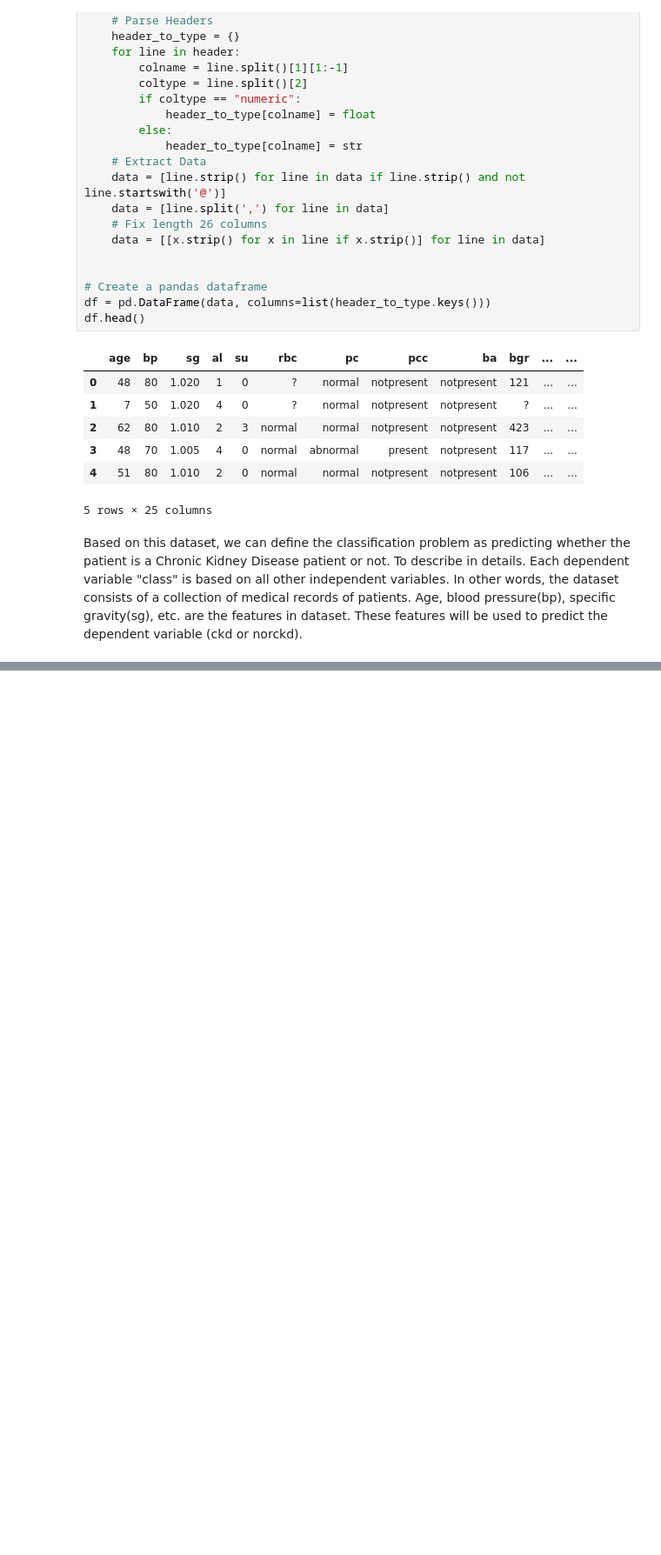
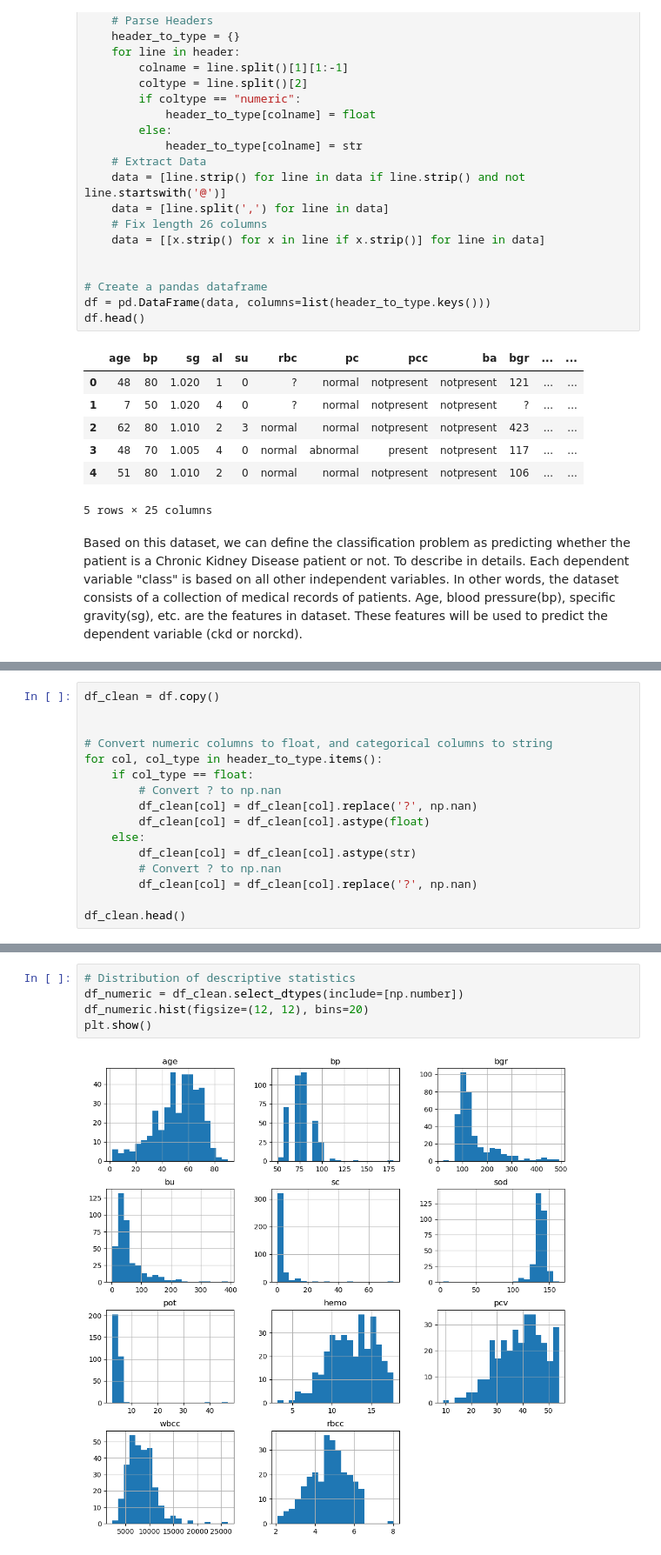
Before and after one commit to YS-02/Chronic-Kidney-Disease-Classification-Challenge, a Jupyter notebook: YS.ipynb, the cells around one changed output, grey strips where cells are left out. Shown at 87% size. Saved outputs shown, nothing was run; the diff lists cells and outputs as text; blank space fills up the shorter version.

```diff
--- a/YS.ipynb
+++ b/YS.ipynb
@@ -44,0 +58,16 @@ Based on this dataset, we can define the classification problem as predicting wh
+# %%
+df_clean = df.copy()
+
+
+# Convert numeric columns to float, and categorical columns to string
+for col, col_type in header_to_type.items():
+    if col_type == float:
+        # Convert ? to np.nan
+        df_clean[col] = df_clean[col].replace('?', np.nan)
+        df_clean[col] = df_clean[col].astype(float)
+    else:
+        df_clean[col] = df_clean[col].astype(str)
+        # Convert ? to np.nan
+        df_clean[col] = df_clean[col].replace('?', np.nan)
+
+df_clean.head()
@@ -44,0 +114,7 @@ Based on this dataset, we can define the classification problem as predicting wh
+# %%
+# Distribution of descriptive statistics
+df_numeric = df_clean.select_dtypes(include=[np.number])
+df_numeric.hist(figsize=(12, 12), bins=20)
+plt.show()
+# %% [output]
+[figure, added]
```
Also changed, not shown: parts of 29 cells of this notebook.
